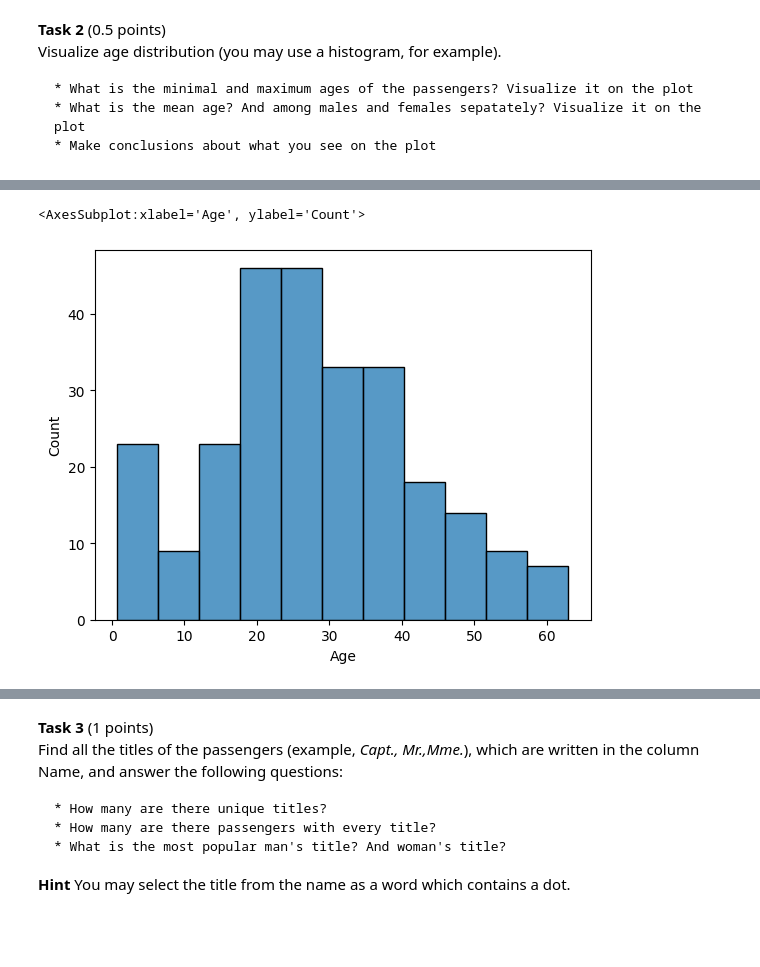
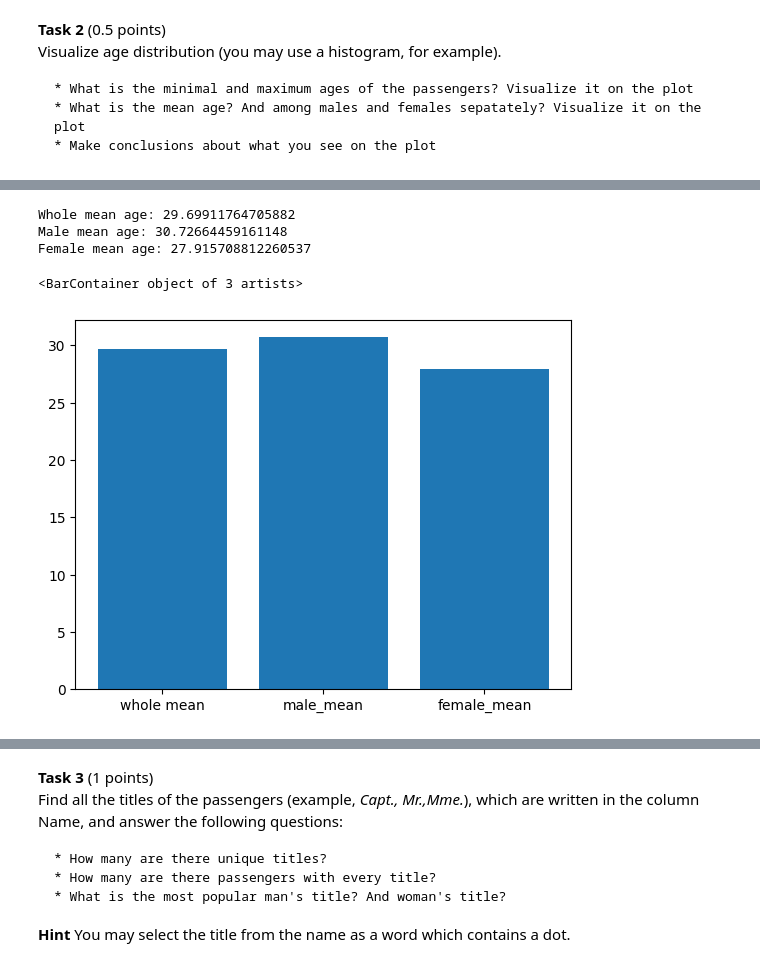
Before and after one commit to riizeron/ml_hse, a Jupyter notebook: hw/hw1/hw1_2022.ipynb, the cells around one changed output, grey strips where cells are left out. Drawn from its saved outputs; the diff is of its cells as text; code cells hidden in the pictures; blank space fills up the shorter version.

```diff
--- a/hw/hw1/hw1_2022.ipynb
+++ b/hw/hw1/hw1_2022.ipynb
@@ -482,5 +481,16 @@ sns.histplot(dataset.Age[dataset.Sex=='male'])
-# %%
-sns.histplot(dataset.Age[dataset.Sex=='female'])
-# %% [output]
-<AxesSubplot:xlabel='Age', ylabel='Count'>
-[figure, removed]
+# %%
+w_mean = dataset.Age.mean()
+m_mean = dataset.Age[dataset.Sex == 'male'].mean()
+f_mean = dataset.Age[dataset.Sex == 'female'].mean()
+
+print(f"Whole mean age: {w_mean}")
+print(f"Male mean age: {m_mean}")
+print(f"Female mean age: {f_mean}")
+
+plt.bar(("whole mean", "male_mean", "female_mean"), width=0.8, height = (w_mean, m_mean, f_mean))
+# %% [output]
+Whole mean age: 29.69911764705882
+Male mean age: 30.72664459161148
+Female mean age: 27.915708812260537
+<BarContainer object of 3 artists>
+[figure, added]
```
Also changed, not shown: parts of 22 cells of this notebook.
